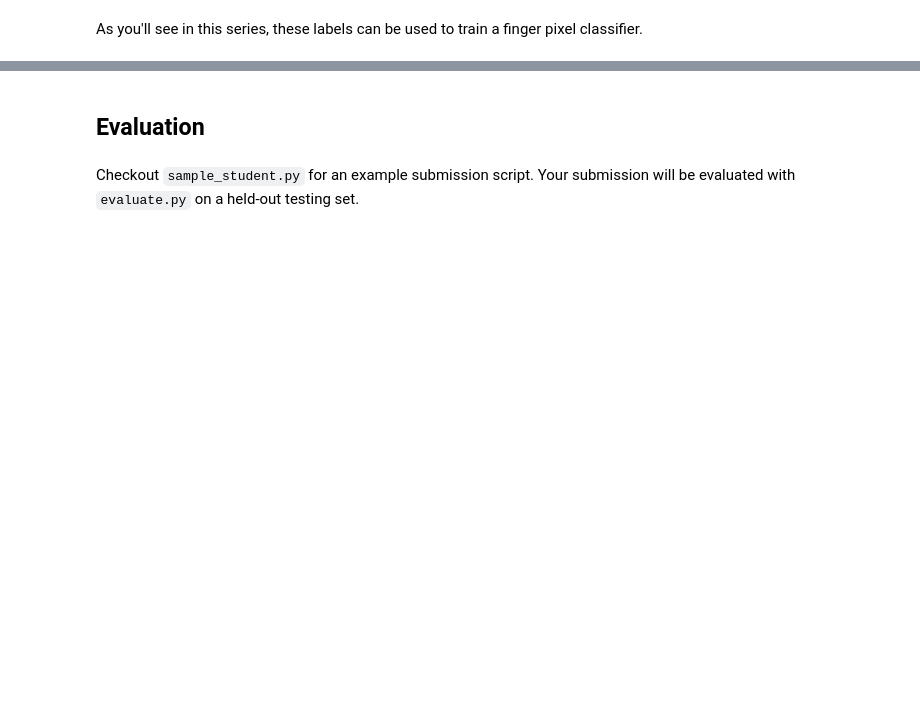
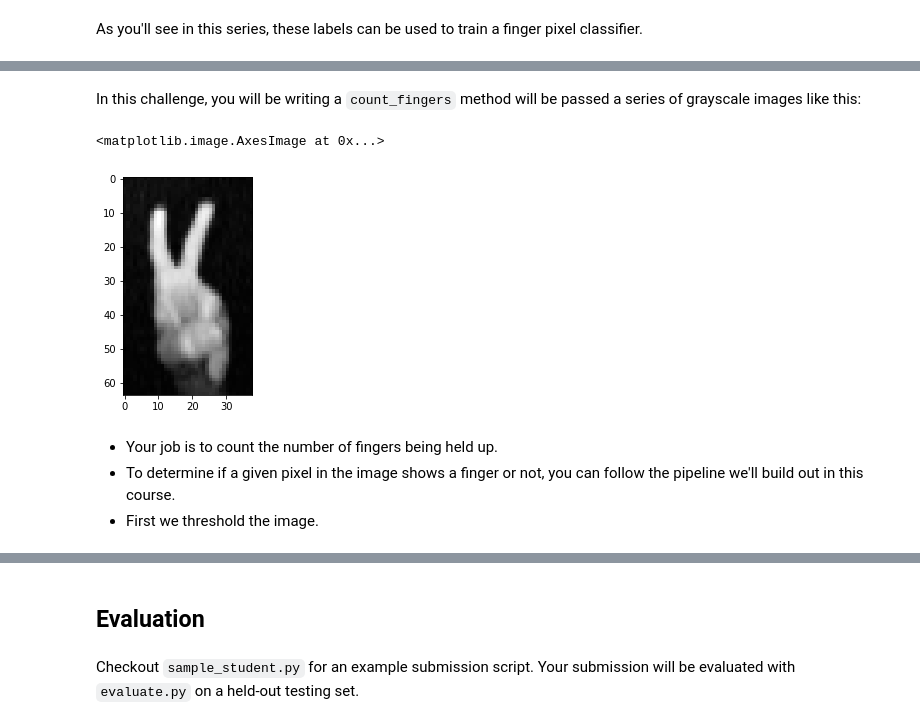
Before and after one commit to unccv/learning_to_see, a Jupyter notebook: challenge/challenge_instructions.ipynb, the cells around one changed output, grey strips where cells are left out. Drawn from its saved outputs; the diff is of its cells as text; code cells hidden in the pictures; blank space fills up the shorter version.

Commit message:
expanding challenge instruction

```diff
--- a/challenge/challenge_instructions.ipynb
+++ b/challenge/challenge_instructions.ipynb
@@ -76,0 +82,13 @@ As you'll see in this series, these labels can be used to train a finger pixel c
+# %% [markdown]
+In this challenge, you will be writing a  `count_fingers` method will be passed a series of grayscale images like this:
+# %%
+i = 1
+grayscale_image = d[i]['image'][d[i]['boxEdges'][2]:d[i]['boxEdges'][3], d[i]['boxEdges'][0]:d[i]['boxEdges'][1]]
+imshow(grayscale_image, cmap = 'gray')
+# %% [output]
+<matplotlib.image.AxesImage at 0x...>
+[figure, added]
+# %% [markdown]
+- Your job is to count the number of fingers being held up.
+- To determine if a given pixel in the image shows a finger or not, you can follow the pipeline we'll build out in this course.
+- First we threshold the image.
```
Also changed, not shown: parts of 22 cells of this notebook, 5 other files.
